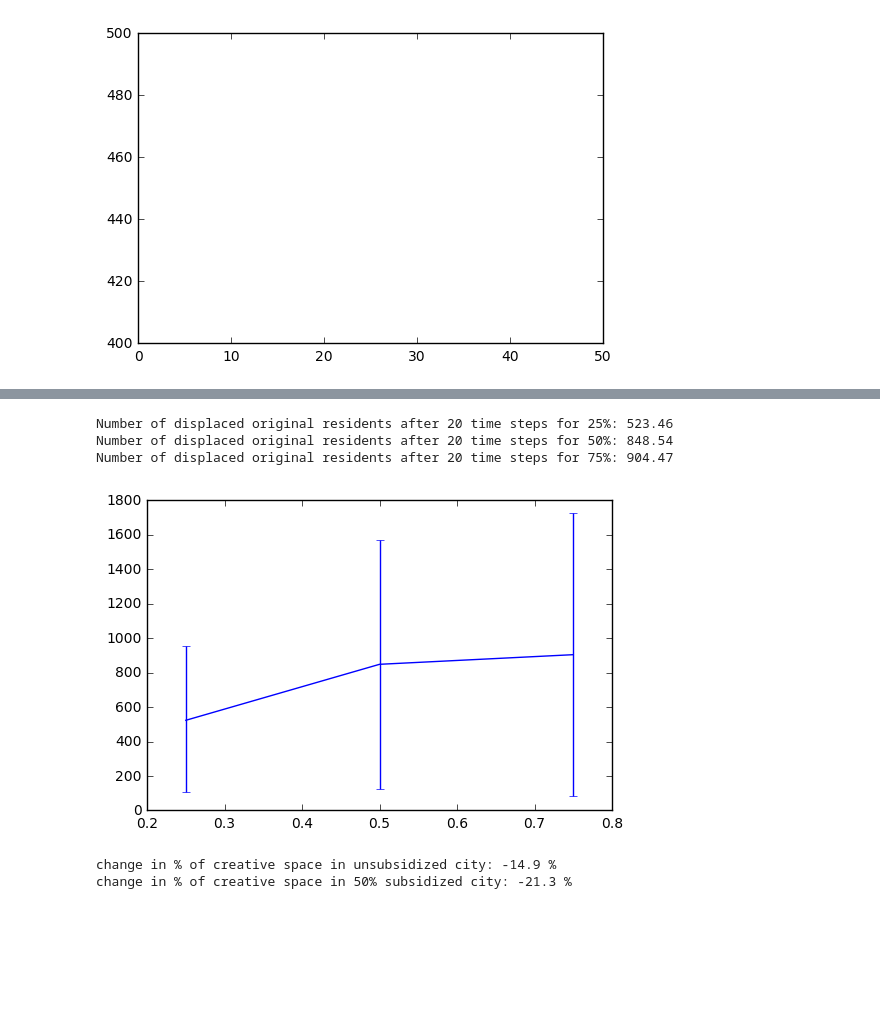
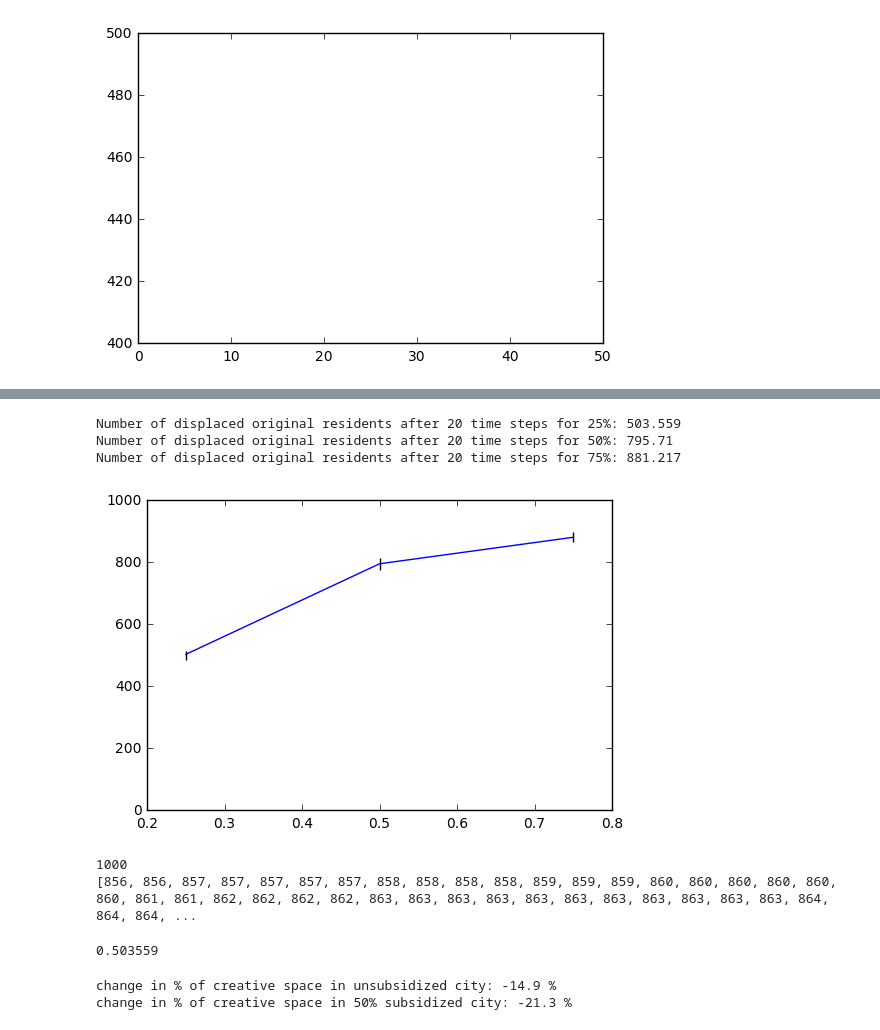
Before and after one commit to Margaretmcrawf/Gentrification, a Jupyter notebook: code/MargoExplore.ipynb, the cells around one changed output, grey strips where cells are left out. Saved outputs shown, nothing was run; the diff lists cells and outputs as text; code cells hidden in the pictures; blank space fills up the shorter version.

Commit message:
1000 trials, nice errorbar

```diff
--- a/code/MargoExplore.ipynb
+++ b/code/MargoExplore.ipynb
@@ -231,19 +233,30 @@ NameError: name 'TransformingCity' is not defined
 # %%
 print('Number of displaced original residents after 20 time steps for 25%: {p20}'.format(p20=np.mean(end_25)))
 print('Number of displaced original residents after 20 time steps for 50%: {p20}'.format(p20=np.mean(end_50)))
 print('Number of displaced original residents after 20 time steps for 75%: {p20}'.format(p20=np.mean(end_75)))
 
 sub_rates = [0.25, 0.5, 0.75]
 means = [np.mean(end_25), np.mean(end_50), np.mean(end_75)]
-yerrs = [[np.percentile(end_25, .15), np.percentile(end_50, .15), np.percentile(end_75, .15)],
-        [np.percentile(end_25, .85), np.percentile(end_50, .85), np.percentile(end_75, .85)]]
-plt.errorbar(sub_rates, means, yerrs)
+mins = [np.percentile(end_25, 5), np.percentile(end_50, 5), np.percentile(end_75, 5)]
+maxs = [np.percentile(end_25, 95), np.percentile(end_50, 95), np.percentile(end_75, 95)]
+plt.plot(sub_rates, means)
+plt.vlines(sub_rates, mins, maxs)
+plt.ylim(0, 1000)
 plt.show()
+
+print(len(city_threequarter.agents))
+print(sorted(end_75))
 # %% [output]
-Number of displaced original residents after 20 time steps for 25%: 523.46
-Number of displaced original residents after 20 time steps for 50%: 848.54
-Number of displaced original residents after 20 time steps for 75%: 904.47
+Number of displaced original residents after 20 time steps for 25%: 503.559
+Number of displaced original residents after 20 time steps for 50%: 795.71
+Number of displaced original residents after 20 time steps for 75%: 881.217
-[figure, old version]
+[figure, new version]
+1000
+[856, 856, 857, 857, 857, 857, 857, 858, 858, 858, 858, 859, 859, 859, 860, 860, 860, 860, 860, 860, 861, 861, 862, 862, 862, 862, 863, 863, 863, 863, 863, 863, 863, 863, 863, 863, 863, 864, 864, 864, ...
+# %%
+print(np.mean(end_25)/city_quarter.start_pop)
+# %% [output]
+0.503559
 # %%
 city = TransformingCity(10, avg_rent=10000)
 sub_city = TransformingCity(10, avg_rent=10000, p_subsidized=0.5)
```
Also changed, not shown: parts of 11 cells of this notebook, 1 other file.
